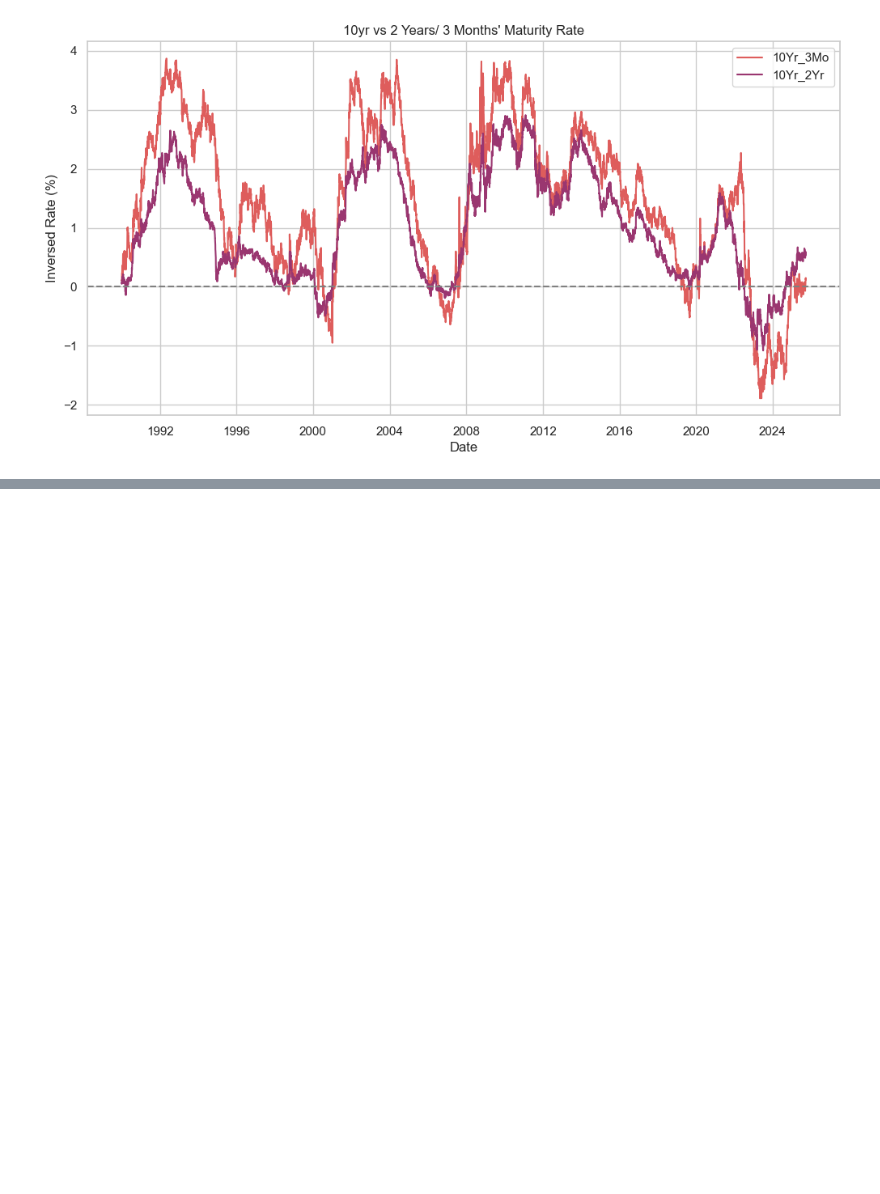
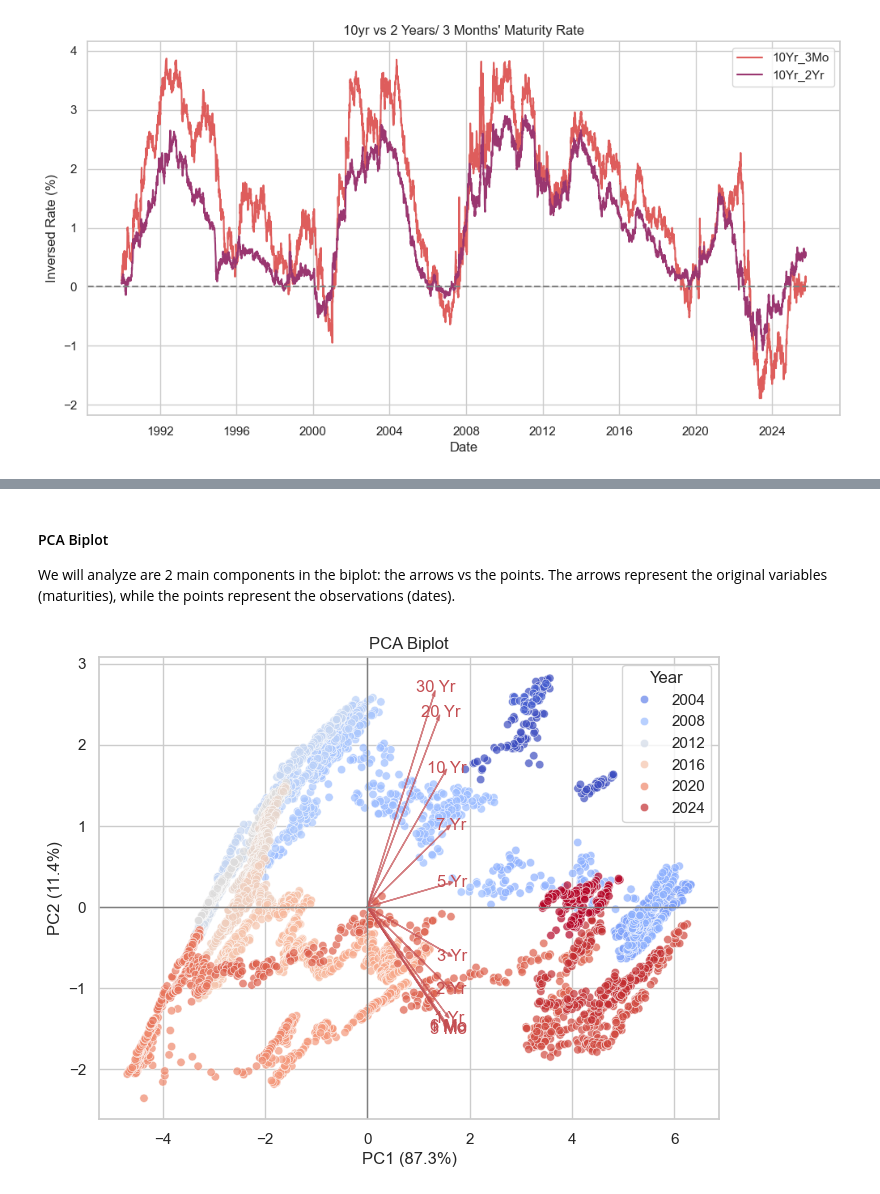
Before and after one commit to Pylon521/samanthaPortfolio, a Jupyter notebook: USTreasuryRatesScrapper/WebScrap_US_Treasury_Rate.ipynb, the cells around one changed output, grey strips where cells are left out. Drawn from its saved outputs; the diff is of its cells as text; code cells hidden in the pictures; blank space fills up the shorter version.

```diff
--- a/USTreasuryRatesScrapper/WebScrap_US_Treasury_Rate.ipynb
+++ b/USTreasuryRatesScrapper/WebScrap_US_Treasury_Rate.ipynb
@@ -213,0 +219,9 @@ plt.show()
+# %%
+eval, evec = LA.eig(cov)
+for i in range(5):
+    print('The PC{} is {}, its variance is {}, % variance is {}%, % cumulative variance is {}% '.format(
+        i+1
+        , np.round(evec[:, i],2)
+        , round(eval[i],2)
+        , round(eval[i]/eval.sum()*100,2)
+        , round(eval[:i+1].sum()/eval.sum()*100,2)))
@@ -213,0 +234,36 @@ plt.show()
+# %% [markdown]
+#### PCA Biplot
+We will analyze are 2 main components in the biplot: the arrows vs the points.
+The arrows represent the original variables (maturities), while the points represent the observations (dates).
+# %%
+PCs = np.dot(data, evec[:, :2])  # matrix multiplication: 11 variables (maturities) * weights (PC1, PC2)
+
+data1 = clean_df[['Date', '1 Mo', '3 Mo', '6 Mo', '1 Yr',
+                 '2 Yr', '3 Yr', '5 Yr', '7 Yr', '10 Yr', '20 Yr', '30 Yr']].copy()
+data1.dropna(inplace=True)
+data1 = data1[['Date']]
+data1['Year'] = clean_df['Date'].dt.year
+data1.reset_index(drop=True, inplace=True)
+pc_df = pd.DataFrame(PCs, columns=['PC1', 'PC2'])
+pc_df = pd.concat([data1, pc_df], axis = 1)
+
+plt.figure(figsize=(8,6))
+sns.scatterplot(data = pc_df, x='PC1', y='PC2', alpha=0.7, hue = 'Year', palette='coolwarm')
+
+# Add arrows for variable loadings
+for i, var in enumerate(data.columns):
+    #arrow start from 0,0, expand at the direction of PC1 and 2 for each maturity, *5 to make the arrows visible
+    plt.arrow(0, 0, evec[i,0]*5, evec[i,1]*5, color='r', alpha=0.7, head_width=0.05)
+    plt.text(evec[i,0]*5.2, evec[i,1]*5.2, var, color='r', ha='center', va='center')
+
+# 87.3% data explained by PC1 and 11.4% explained by PC2
+plt.xlabel("PC1 (%.1f%%)" % (eval[0]/eval.sum()*100))
+plt.ylabel("PC2 (%.1f%%)" % (eval[1]/eval.sum()*100))
+# horizontal and vertical lines at 0, y and x
+plt.axhline(0, color='grey', linewidth=1)
+plt.axvline(0, color='grey', linewidth=1)
+plt.title("PCA Biplot")
+plt.grid(True)
+plt.show()
+# %% [output]
+[figure, added]
```
Also changed, not shown: parts of 14 cells of this notebook, 8 other files.
